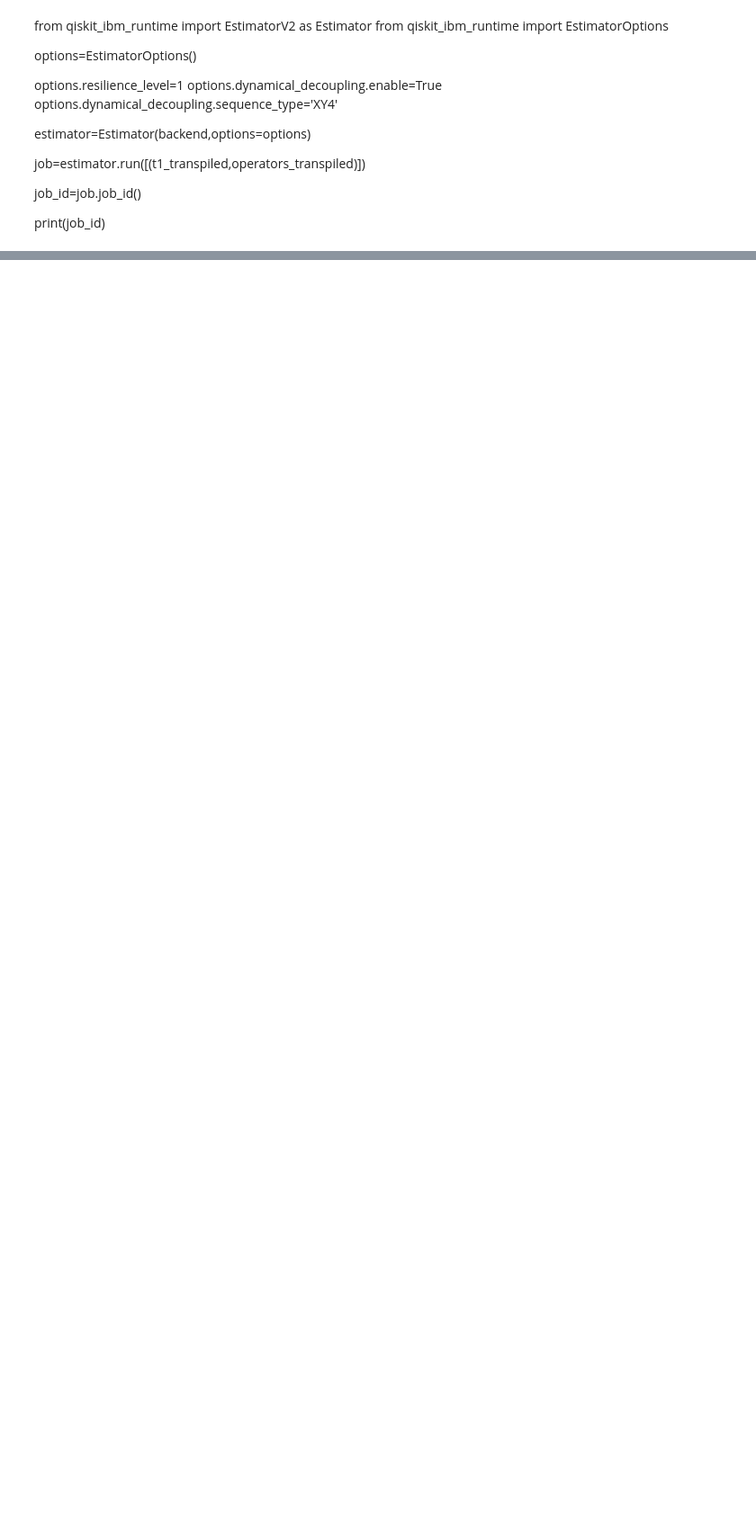
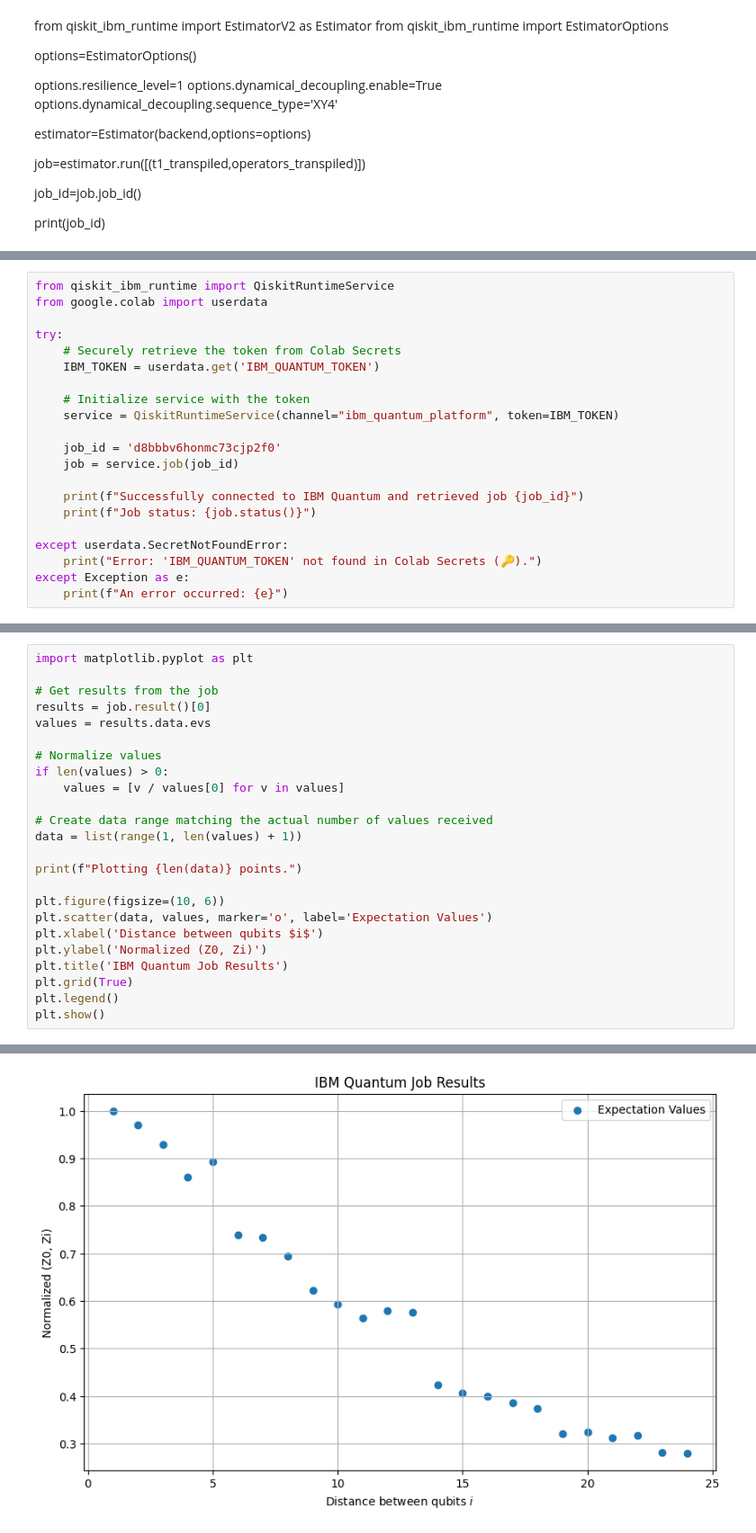
Before and after one commit to yaswanthvuppala/Quantum-Computing-codes, a Jupyter notebook: Try.ipynb, the cells around one changed output, grey strips where cells are left out. Shown at 90% size. Saved outputs shown, nothing was run; the diff lists cells and outputs as text; blank space fills up the shorter version.

```diff
--- a/Try.ipynb
+++ b/Try.ipynb
@@ -80,0 +145,21 @@ print(expectation_values)
+# %%
+from qiskit_ibm_runtime import QiskitRuntimeService
+from google.colab import userdata
+
+try:
+    # Securely retrieve the token from Colab Secrets
+    IBM_TOKEN = userdata.get('IBM_QUANTUM_TOKEN')
+
+    # Initialize service with the token
+    service = QiskitRuntimeService(channel="ibm_quantum_platform", token=IBM_TOKEN)
+
+    job_id = 'd8bbbv6honmc73cjp2f0'
+    job = service.job(job_id)
+
+    print(f"Successfully connected to IBM Quantum and retrieved job {job_id}")
+    print(f"Job status: {job.status()}")
+
+except userdata.SecretNotFoundError:
+    print("Error: 'IBM_QUANTUM_TOKEN' not found in Colab Secrets (🔑).")
+except Exception as e:
+    print(f"An error occurred: {e}")
@@ -80,0 +172,25 @@ print(expectation_values)
+# %%
+import matplotlib.pyplot as plt
+
+# Get results from the job
+results = job.result()[0]
+values = results.data.evs
+
+# Normalize values
+if len(values) > 0:
+    values = [v / values[0] for v in values]
+
+# Create data range matching the actual number of values received
+data = list(range(1, len(values) + 1))
+
+print(f"Plotting {len(data)} points.")
+
+plt.figure(figsize=(10, 6))
+plt.scatter(data, values, marker='o', label='Expectation Values')
+plt.xlabel('Distance between qubits $i$')
+plt.ylabel('Normalized (Z0, Zi)')
+plt.title('IBM Quantum Job Results')
+plt.grid(True)
+plt.legend()
+plt.show()
+# %% [output]
@@ -80,0 +198 @@ print(expectation_values)
+[figure, added]
```
Also changed, not shown: parts of 12 cells of this notebook.
